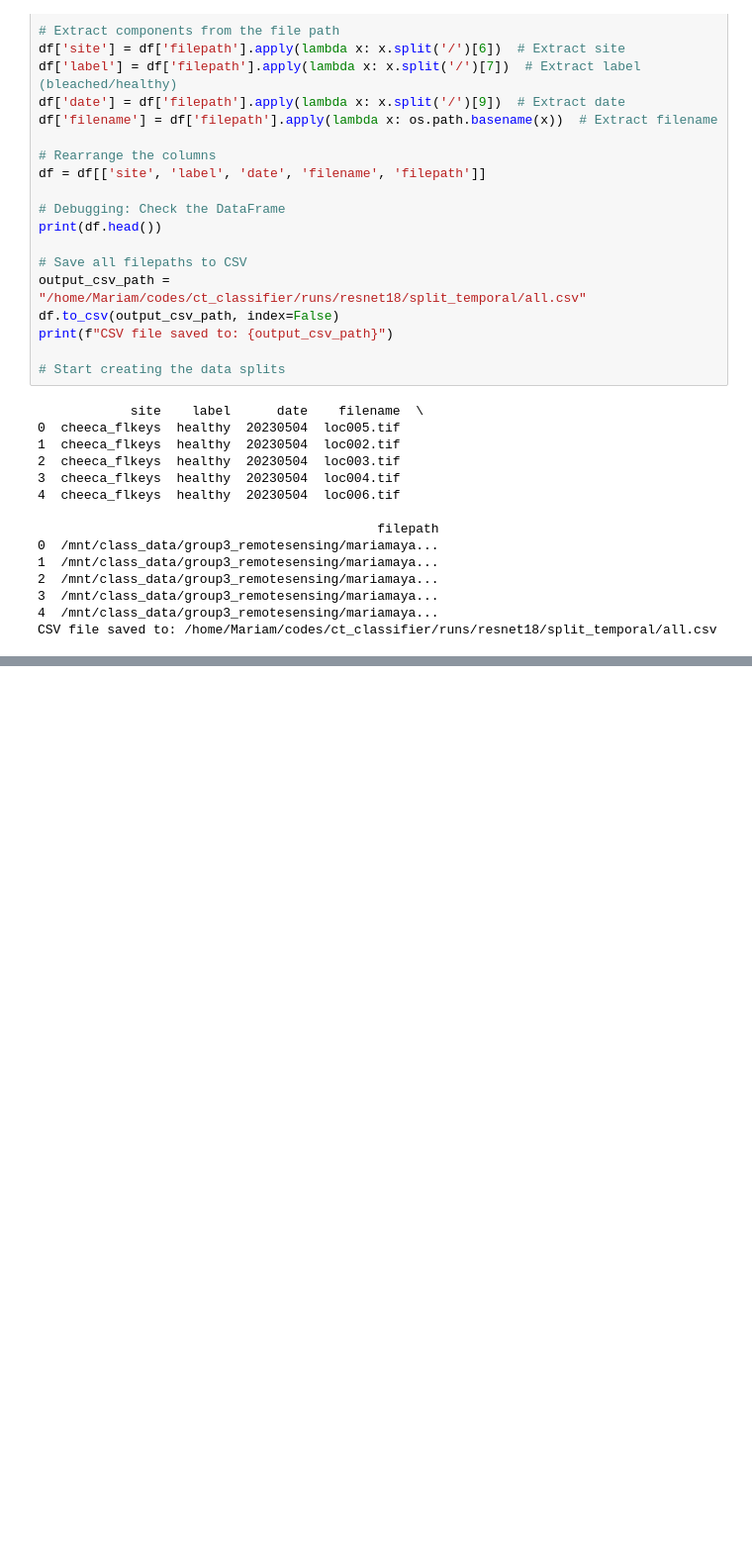
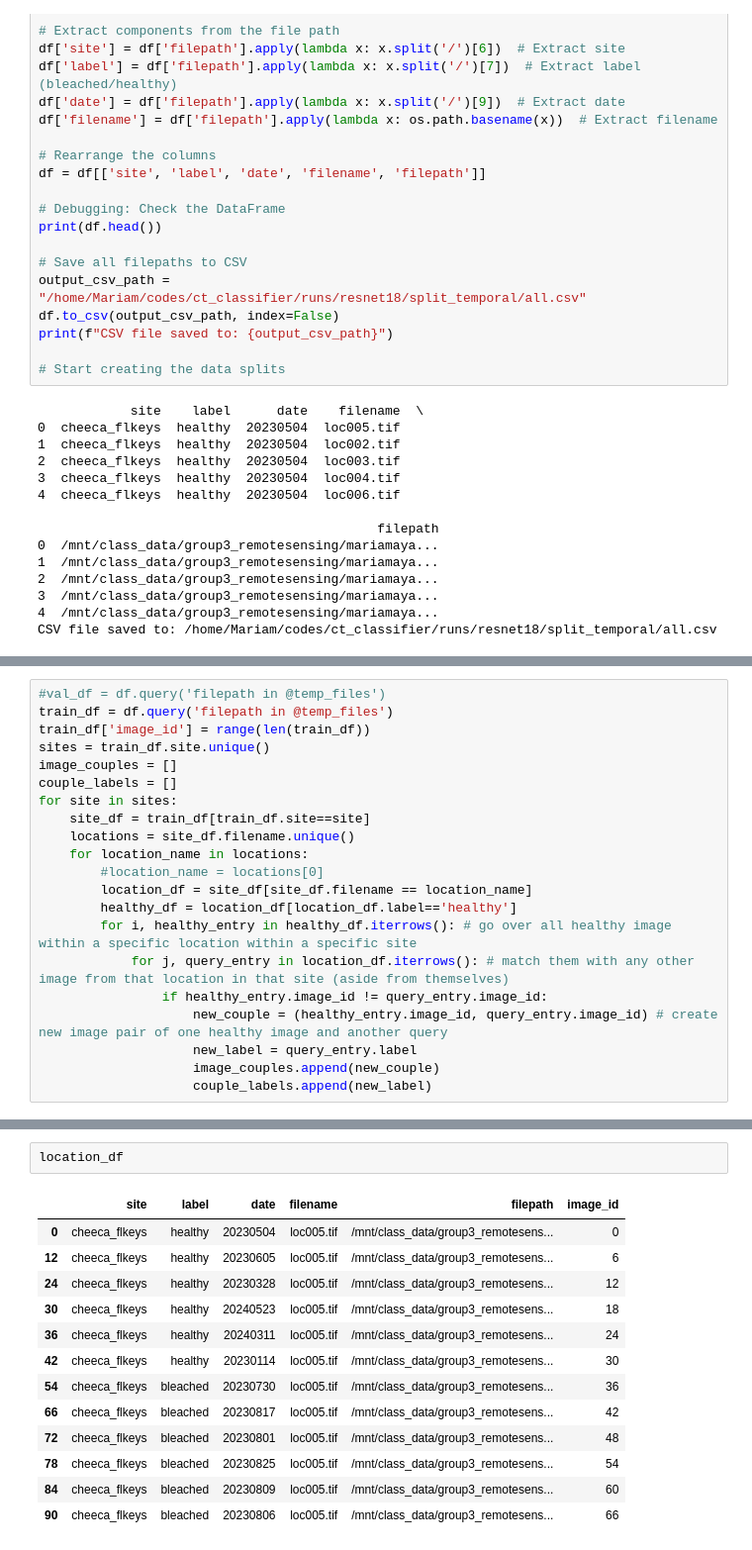
Before and after one commit to mariam-ayad/ct_classifier, a Jupyter notebook: notebooks/create_temporal_split.ipynb, the cells around one changed output, grey strips where cells are left out. Shown at 99% size. Saved outputs shown, nothing was run; the diff lists cells and outputs as text; blank space fills up the shorter version.

Commit message:
Created image pairs

```diff
--- a/notebooks/create_temporal_split.ipynb
+++ b/notebooks/create_temporal_split.ipynb
@@ -141,0 +169,21 @@ val_filepaths[label]
+# %%
+#val_df = df.query('filepath in @temp_files')
+train_df = df.query('filepath in @temp_files')
+train_df['image_id'] = range(len(train_df))
+sites = train_df.site.unique()
+image_couples = []
+couple_labels = []
+for site in sites:
+    site_df = train_df[train_df.site==site]
+    locations = site_df.filename.unique()
+    for location_name in locations:
+        #location_name = locations[0]
+        location_df = site_df[site_df.filename == location_name]
+        healthy_df = location_df[location_df.label=='healthy']
+        for i, healthy_entry in healthy_df.iterrows(): # go over all healthy image within a specific location within a specific site
+            for j, query_entry in location_df.iterrows(): # match them with any other image from that location in that site (aside from themselves)
+                if healthy_entry.image_id != query_entry.image_id:
+                    new_couple = (healthy_entry.image_id, query_entry.image_id) # create new image pair of one healthy image and another query
+                    new_label = query_entry.label
+                    image_couples.append(new_couple)
+                    couple_labels.append(new_label)
@@ -141,0 +205,16 @@ val_filepaths[label]
+# %%
+location_df
+# %% [output]
+|  | site | label | date | filename | filepath | image_id |
+| 0 | cheeca_flkeys | healthy | 20230504 | loc005.tif | /mnt/class_data/group3_remotesens... | 0 |
+| 12 | cheeca_flkeys | healthy | 20230605 | loc005.tif | /mnt/class_data/group3_remotesens... | 6 |
+| 24 | cheeca_flkeys | healthy | 20230328 | loc005.tif | /mnt/class_data/group3_remotesens... | 12 |
+| 30 | cheeca_flkeys | healthy | 20240523 | loc005.tif | /mnt/class_data/group3_remotesens... | 18 |
+| 36 | cheeca_flkeys | healthy | 20240311 | loc005.tif | /mnt/class_data/group3_remotesens... | 24 |
+| 42 | cheeca_flkeys | healthy | 20230114 | loc005.tif | /mnt/class_data/group3_remotesens... | 30 |
+| 54 | cheeca_flkeys | bleached | 20230730 | loc005.tif | /mnt/class_data/group3_remotesens... | 36 |
+| 66 | cheeca_flkeys | bleached | 20230817 | loc005.tif | /mnt/class_data/group3_remotesens... | 42 |
+| 72 | cheeca_flkeys | bleached | 20230801 | loc005.tif | /mnt/class_data/group3_remotesens... | 48 |
+| 78 | cheeca_flkeys | bleached | 20230825 | loc005.tif | /mnt/class_data/group3_remotesens... | 54 |
+| 84 | cheeca_flkeys | bleached | 20230809 | loc005.tif | /mnt/class_data/group3_remotesens... | 60 |
+| 90 | cheeca_flkeys | bleached | 20230806 | loc005.tif | /mnt/class_data/group3_remotesens... | 66 |
```
Also changed, not shown: parts of 6 cells of this notebook.
